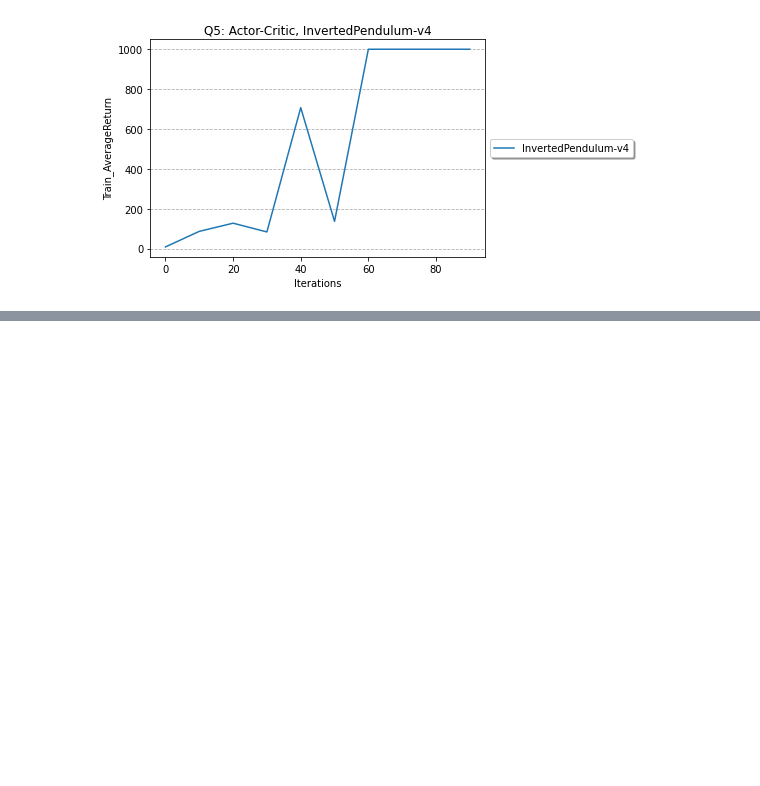
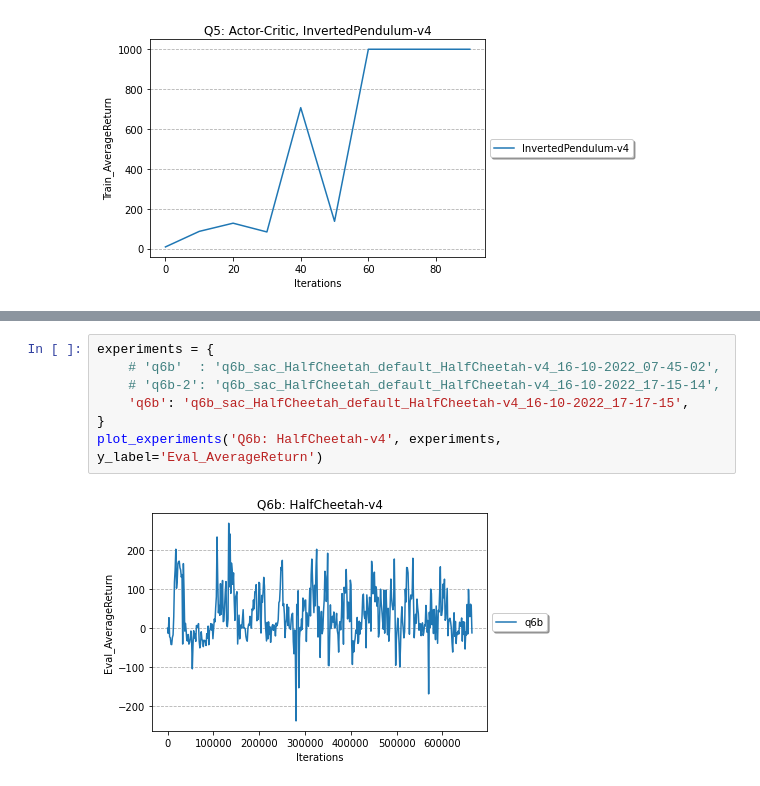
Before and after one commit to EthanZyh/CS285_Homework_fall2022, a Jupyter notebook: hw3/cs285/scripts/plot.ipynb, the cells around one changed output, grey strips where cells are left out. Cells and saved outputs as stored; diff of their text form; blank space fills up the shorter version.

```diff
--- a/hw3/cs285/scripts/plot.ipynb
+++ b/hw3/cs285/scripts/plot.ipynb
@@ -120,0 +121,9 @@ plot_experiments('Q6-1', experiments)
+# %%
+experiments = {
+    # 'q6b'  : 'q6b_sac_HalfCheetah_default_HalfCheetah-v4_16-10-2022_07-45-02',
+    # 'q6b-2': 'q6b_sac_HalfCheetah_default_HalfCheetah-v4_16-10-2022_17-15-14',
+    'q6b': 'q6b_sac_HalfCheetah_default_HalfCheetah-v4_16-10-2022_17-17-15',
+}
+plot_experiments('Q6b: HalfCheetah-v4', experiments, y_label='Eval_AverageReturn')
+# %% [output]
+[figure, added]
```
Also changed, not shown: parts of 3 cells of this notebook, 3 other files.
